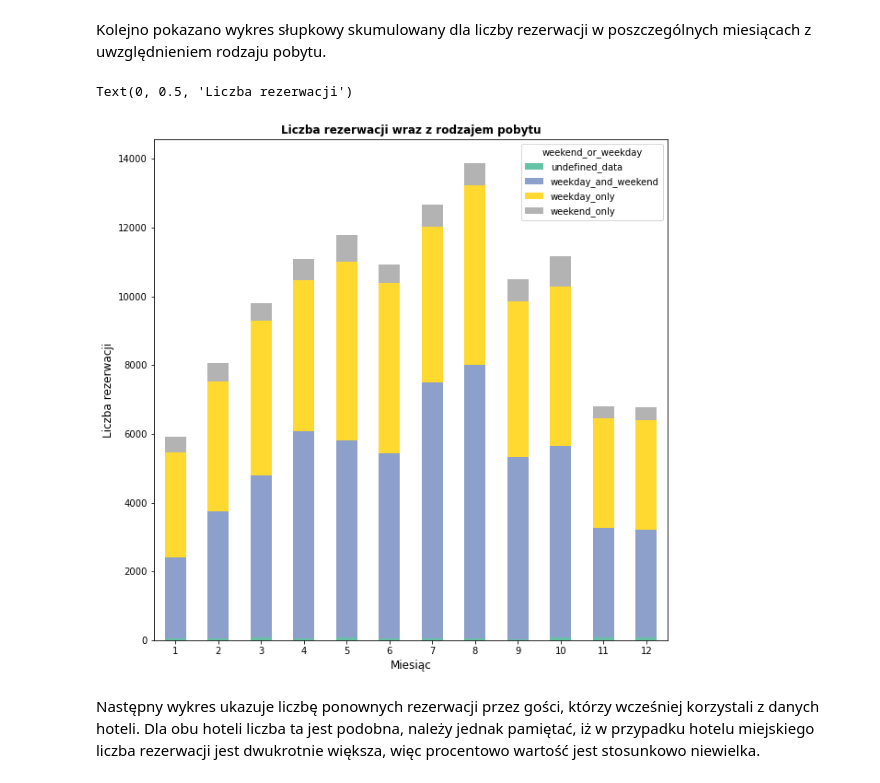
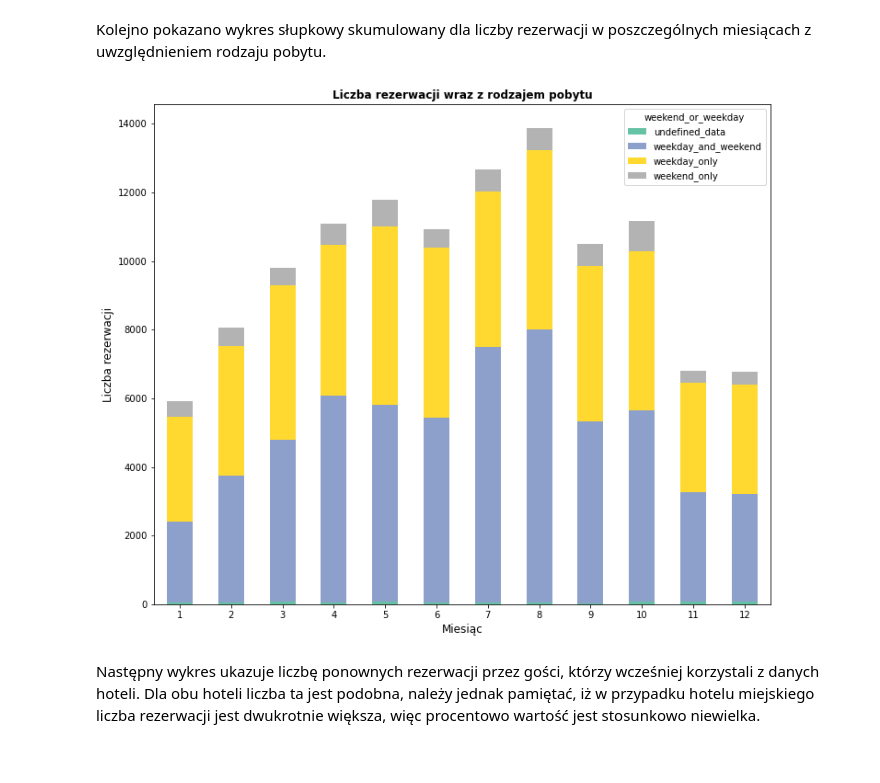
Before and after one commit to kaugustowski/hotel-data-sda, a Jupyter notebook: hotels.ipynb, the cells around one changed output. Drawn from its saved outputs; the diff is of its cells as text; code cells hidden in the pictures.

```diff
--- a/hotels.ipynb
+++ b/hotels.ipynb
@@ -188,29 +190,31 @@ plt.show()
 Kolejno pokazano wykres słupkowy skumulowany dla liczby rezerwacji w poszczególnych miesiącach z uwzględnieniem rodzaju pobytu.
 # %%
 pd.options.mode.chained_assignment = None
+
+
 def week_function(feature1, feature2, data_source):
     data_source['weekend_or_weekday'] = 0
     for i in range(0, len(data_source)):
         if feature2.iloc[i] == 0 and feature1.iloc[i] > 0:
             hotel_df['weekend_or_weekday'].iloc[i] = 'weekend_only'
         if feature2.iloc[i] > 0 and feature1.iloc[i] == 0:
             hotel_df['weekend_or_weekday'].iloc[i] = 'weekday_only'
         if feature2.iloc[i] > 0 and feature1.iloc[i] > 0:
             hotel_df['weekend_or_weekday'].iloc[i] = 'weekday_and_weekend'
         if feature2.iloc[i] == 0 and feature1.iloc[i] == 0:
             hotel_df['weekend_or_weekday'].iloc[i] = 'undefined_data'
 
 
-week_function(hotel_df['stays_in_weekend_nights'],hotel_df['stays_in_week_nights'], hotel_df)
-group_data = hotel_df.groupby([ 'arrival_date_month','weekend_or_weekday']).size().unstack(fill_value=0)
-group_data.sort_values('arrival_date_month', ascending = True).plot(kind='bar',stacked=True, cmap='Set2',figsize=(10,10))
+week_function(hotel_df['stays_in_weekend_nights'], hotel_df['stays_in_week_nights'], hotel_df)
+group_data = hotel_df.groupby(['arrival_date_month', 'weekend_or_weekday']).size().unstack(fill_value=0)
+group_data.sort_values('arrival_date_month', ascending=True).plot(kind='bar', stacked=True, cmap='Set2',
+                                                                  figsize=(12, 10))
 plt.title('Liczba rezerwacji wraz z rodzajem pobytu', weight='bold')
 plt.xlabel('Miesiąc', fontsize=12)
 plt.xticks(rotation=360)
-plt.ylabel('Liczba rezerwacji', fontsize=12)
+plt.ylabel('Liczba rezerwacji', fontsize=12);
 # %% [output]
-Text(0, 0.5, 'Liczba rezerwacji')
-[figure, old version]
+[figure, new version]
 # %% [markdown]
 Następny wykres ukazuje liczbę ponownych rezerwacji przez gości, którzy wcześniej korzystali z danych hoteli.
 Dla obu hoteli liczba ta jest podobna, należy jednak pamiętać, iż w przypadku hotelu miejskiego liczba rezerwacji jest dwukrotnie większa, więc procentowo wartość jest stosunkowo niewielka.
```
Also changed, not shown: parts of 35 cells of this notebook.
